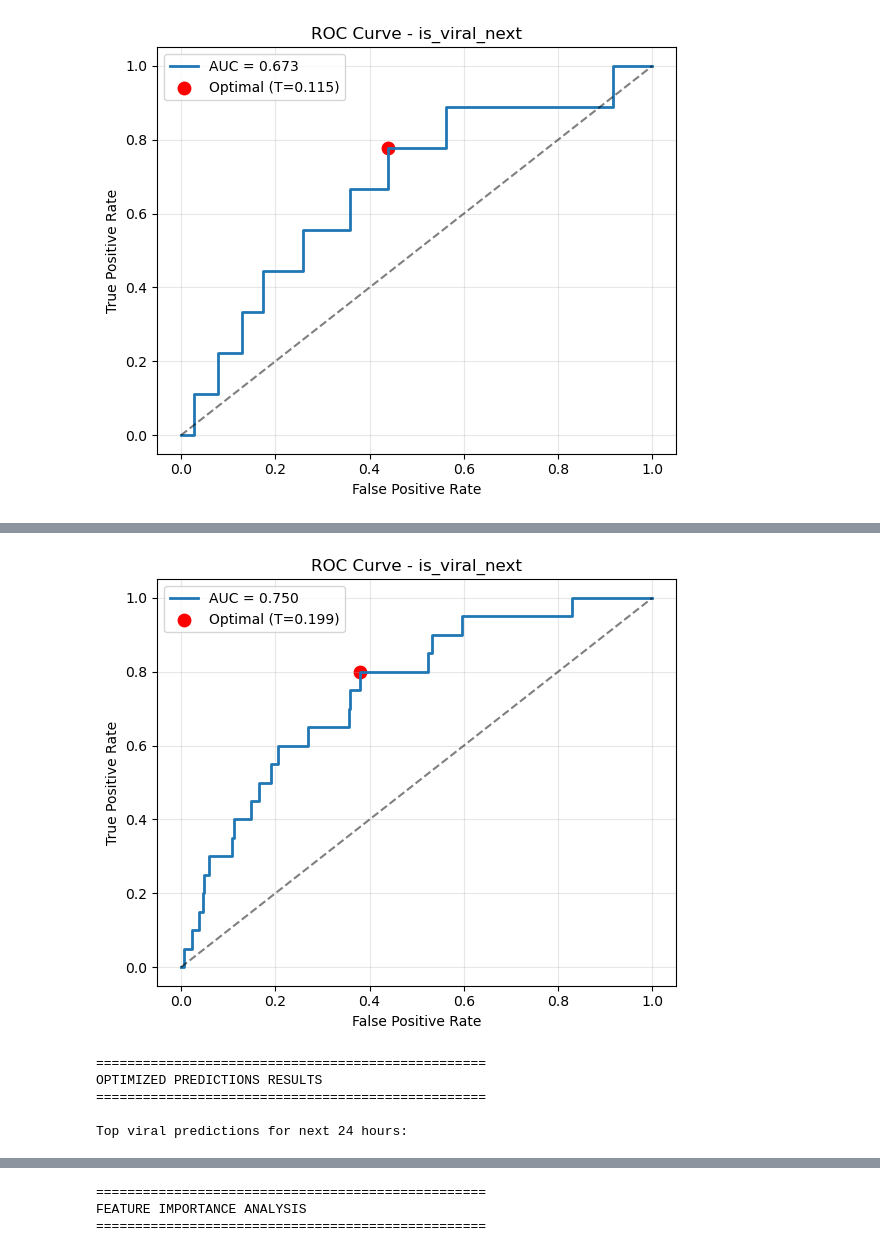
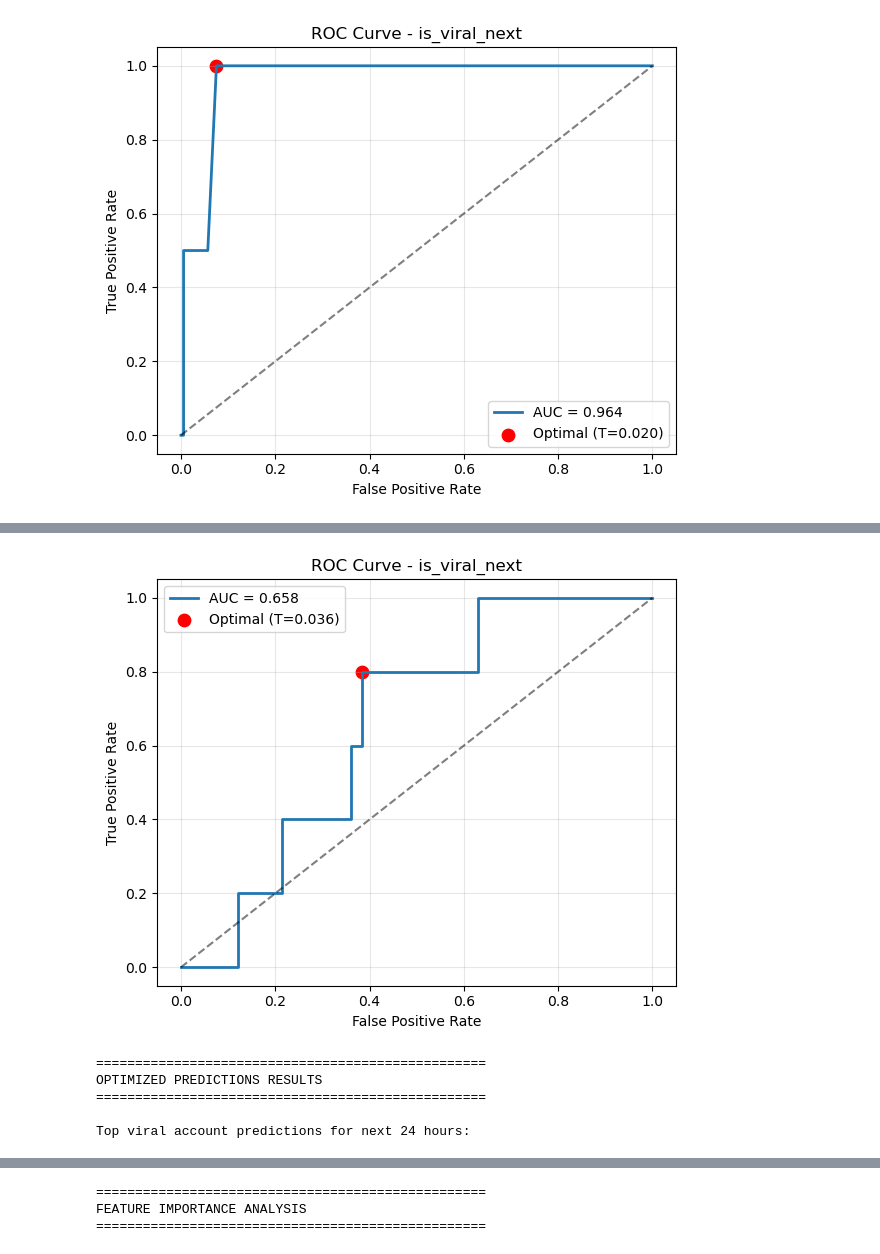
Before and after one commit to Qarsie/Tiktok_Py, a Jupyter notebook: q6v2.ipynb, the cells around one changed output, grey strips where cells are left out. Saved outputs shown, nothing was run; the diff lists cells and outputs as text; code cells hidden in the pictures.

Commit message:
Add category prediction

```diff
--- a/q6v2.ipynb
+++ b/q6v2.ipynb
@@ -46,7 +46,7 @@ numerical_features = [
     'engagement_per_hashtag', 'likes_to_plays_ratio'
 ]
 
-categorical_features = ['day_of_week', 'is_weekend', 'sentiment_label']
+categorical_features = ['day_of_week', 'is_weekend', 'sentiment_label','hashtag_categories']
 text_feature = 'clean_description'
 
 # --- 4. Higher Viral Threshold ---
@@ -104,6 +104,13 @@ def run_optimized_forecasting(df_labeled, target_col):
 
     # Remove rows with insufficient data
     df_valid = df_valid.dropna(subset=numerical_features)
+
+    # --- FIX: Convert list columns to string for categorical features ---
+    for cat_col in categorical_features:
+        if cat_col in df_valid.columns:
+            df_valid[cat_col] = df_valid[cat_col].apply(
+                lambda x: ','.join(x) if isinstance(x, list) else (str(x) if pd.notnull(x) else '')
+            )
 
     X = df_valid[feature_cols]
     y = df_valid[target_col]
@@ -258,7 +265,7 @@ def run_optimized_forecasting(df_labeled, target_col):
     # Output results - top 10 only for speed
     viral_output = viral_videos[viral_videos['predicted_label'] == 1][[
         'video_id', 'create_time', 'clean_description', 'author',
-        'hashtag_list', 'hashtag_count', 'total_engagement', 'predicted_proba', 'confidence_score'
+        'hashtag_list', 'hashtag_count', 'hashtag_categories','total_engagement', 'predicted_proba', 'confidence_score'
     ]]
 
     if len(viral_output) == 0:
@@ -266,15 +273,28 @@ def run_optimized_forecasting(df_labeled, target_col):
         print("No positive predictions found, taking top 5 by probability...")
         viral_output = viral_videos.nlargest(5, 'predicted_proba')[[
             'video_id', 'create_time', 'clean_description', 'author',
-            'hashtag_list', 'hashtag_count', 'total_engagement', 'predicted_proba', 'confidence_score'
+            'hashtag_list', 'hashtag_count','hashtag_categories', 'total_engagement', 'predicted_proba', 'confidence_score'
         ]]
     viral_output = viral_output.sort_values(by='predicted_proba', ascending=False).head(10)
 
     return viral_output
 
 # --- 8. Filter Valid Rows ---
+# --- 8. Filter Valid Rows ---
 df_24h_valid = df_24h[df_24h['is_viral_next'].notna()].copy()
 df_7d_valid = df_7d[df_7d['is_viral_next'].notna()].copy()
+
+# Remove rows with ['Uncategorized'] hashtag categories
+def clean_hashtag_categories(df):
+    # Convert string representation of list to actual list if needed
+    df['hashtag_categories'] = df['hashtag_categories'].apply(
+        lambda x: eval(x) if isinstance(x, str) and x.startswith('[') else ([x] if isinstance(x, str) else x)
+    )
+    # Remove rows where hashtag_categories is ['Uncategorized']
+    return df[~(df['hashtag_categories'].apply(lambda x: x == ['Uncategorized']))]
+
+df_24h_valid = clean_hashtag_categories(df_24h_valid)
+df_7d_valid = clean_hashtag_categories(df_7d_valid)
 
 # Add debugging information
 print(f"\nDATA ANALYSIS:")
@@ -282,7 +302,7 @@ print(f"24h dataset: {len(df_24h_valid)} total rows")
 print(f"24h positive cases: {df_24h_valid['is_viral_next'].sum()}")
 print(f"24h positive ratio: {df_24h_valid['is_viral_next'].mean():.4f}")
 
-print(f"7d dataset: {len(df_7d_valid)} total rows")
+print(f"\n7d dataset: {len(df_7d_valid)} total rows")
 print(f"7d positive cases: {df_7d_valid['is_viral_next'].sum()}")
 print(f"7d positive ratio: {df_7d_valid['is_viral_next'].mean():.4f}")
 
@@ -297,17 +317,55 @@ print("\n" + "="*50)
 print("OPTIMIZED PREDICTIONS RESULTS")
 print("="*50)
 
+# --- 10. Predict Viral Categories (Hashtags) ---
+
+def predict_viral_main_categories(viral_df, top_n=5):
+    """
+    Aggregate viral predictions by main hashtag category and show top trending categories.
+    viral_df: DataFrame with columns 'hashtag_categories' and optionally 'predicted_label'
+    """
+    if viral_df.empty or 'hashtag_categories' not in viral_df.columns:
+        print("No viral predictions or hashtag_categories missing.")
+        return pd.Series(dtype=int)
+    # If hashtag_categories is a stringified list, convert to list
+    viral_df = viral_df.copy()
+    viral_df['hashtag_categories'] = viral_df['hashtag_categories'].apply(
+        lambda x: eval(x) if isinstance(x, str) and x.startswith('[') else ([x] if isinstance(x, str) else x)
+    )
+    # If 'predicted_label' exists, filter by it; otherwise, use all rows
+    if 'predicted_label' in viral_df.columns:
+        filtered = viral_df[viral_df['predicted_label'] == 1]
+    else:
+        filtered = viral_df
+    # Explode categories into rows
+    exploded = filtered.explode('hashtag_categories')
+    # Remove empty categories
+    exploded = exploded[exploded['hashtag_categories'].notna() & (exploded['hashtag_categories'] != "")]
+    # Count viral predictions per category
+    cat_counts = exploded['hashtag_categories'].value_counts().head(top_n)
+
+    print(cat_counts)
+    return cat_counts
+
+
+# --- Run and display viral category predictions for 24h and 7d ---
 if not top_viral_24h.empty:
-    print("\nTop viral predictions for next 24 hours:")
+    print("\nTop viral account predictions for next 24 hours:")
     display(top_viral_24h)
+
+    print("\nTop viral categories for next 24 hours:")
+    predict_viral_main_categories(top_viral_24h, top_n=10)
 else:
     print("\nInsufficient data for 24-hour predictions")
 
 if not top_viral_7d.empty:
-    print("\nTop viral predictions for next 7 days:")
+    print("\nTop viral accont predictions for next 7 days:")
     display(top_viral_7d)
+    print("\nTop viral categories for next 7 days:")
+    predict_viral_main_categories(top_viral_7d, top_n=10)
 else:
     print("\nInsufficient data for 7-day predictions")
+
 
 # Performance summary
 print(f"\nOPTIMIZATION SUMMARY:")
@@ -337,2 +395,2 @@ weighted avg       0.99      0.56      0.72      1807
-[figure, old version]
+[figure, new version]
 --- is_viral_next Analysis ---
@@ -355,6 +416,6 @@ weighted avg       0.99      0.62      0.76      1807
-[figure, old version]
+[figure, new version]
 ==================================================
 OPTIMIZED PREDICTIONS RESULTS
 ==================================================
 
-Top viral predictions for next 24 hours:
+Top viral account predictions for next 24 hours:
```
Also changed, not shown: parts of 1 cell of this notebook.
